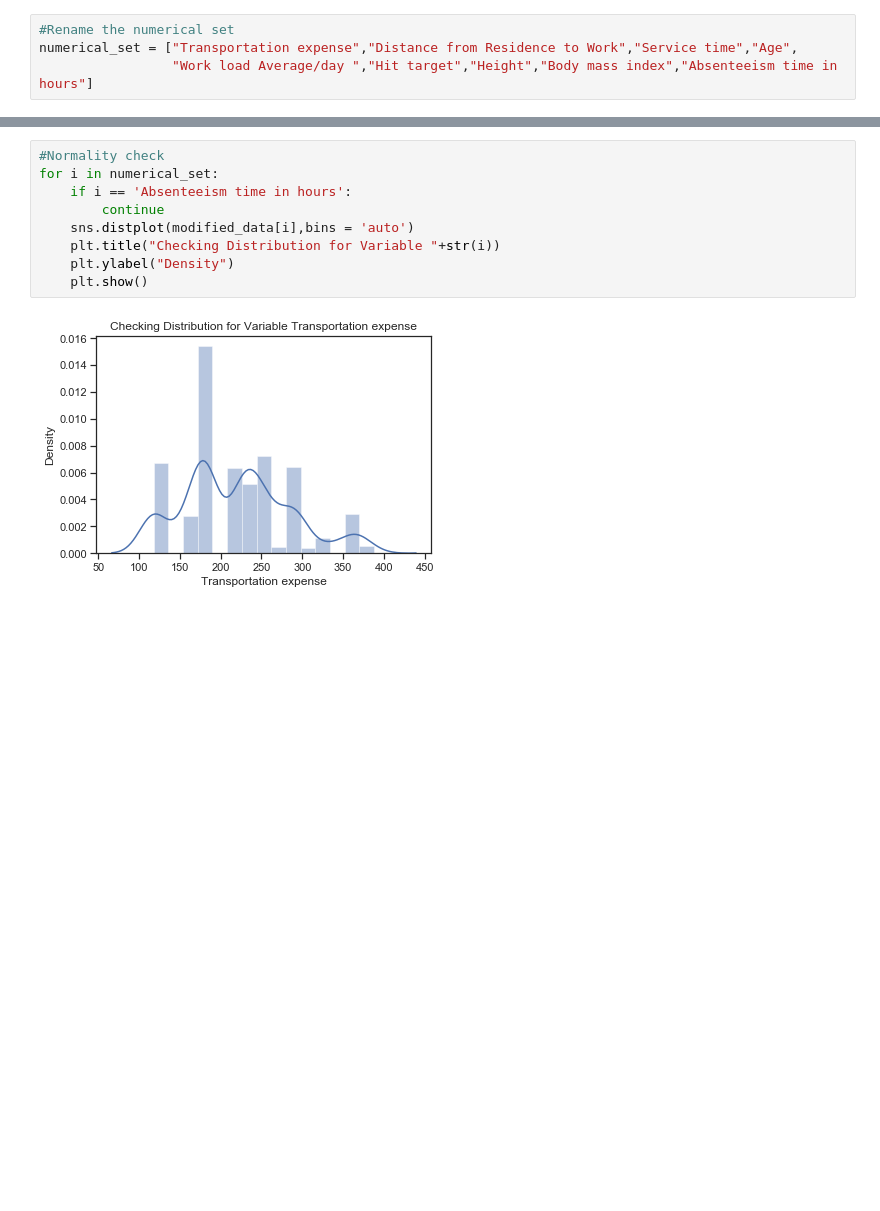
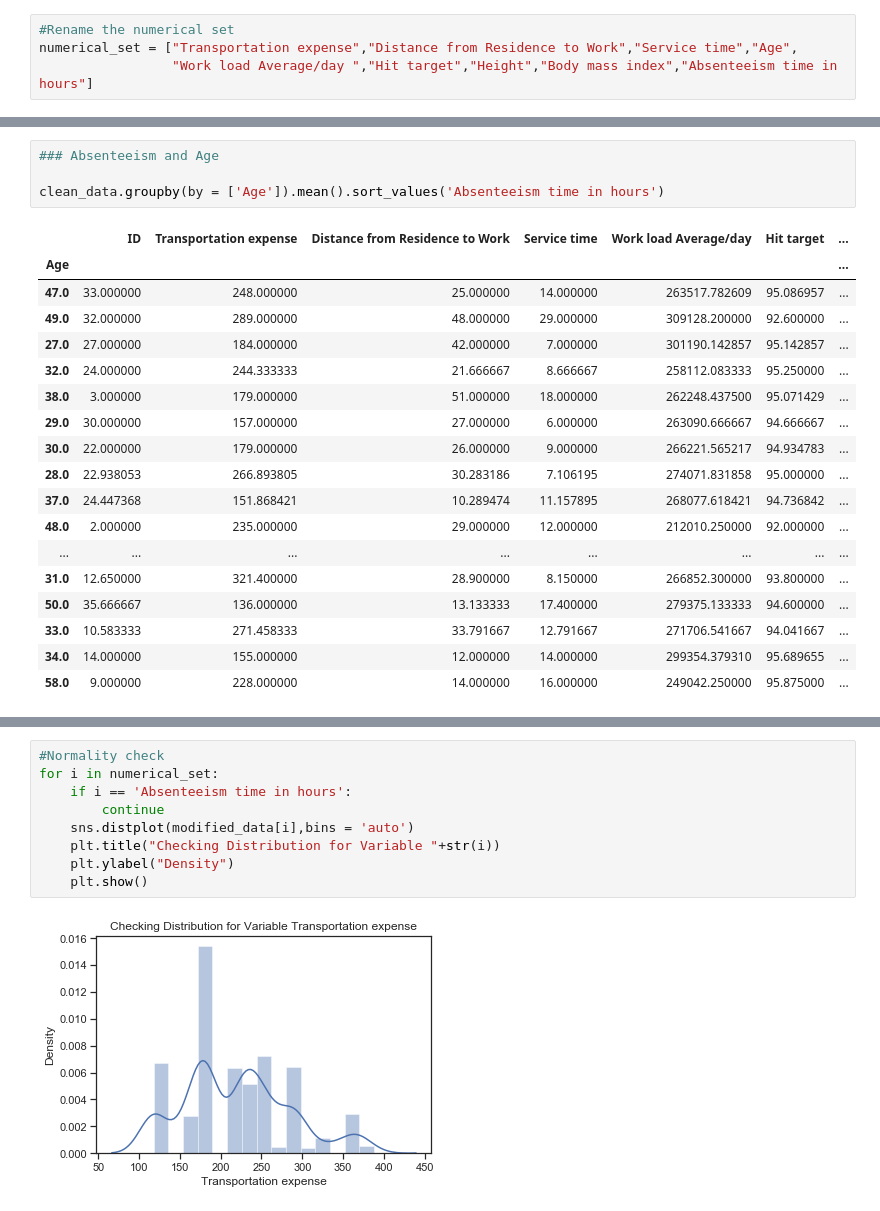
Before and after one commit to lsunl/project-LA, a Jupyter notebook: Tutorial/Data Exploration .ipynb, the cells around one changed output, grey strips where cells are left out. Drawn from its saved outputs; the diff is of its cells as text; blank space fills up the shorter version.

```diff
--- a/Tutorial/Data Exploration .ipynb
+++ b/Tutorial/Data Exploration .ipynb
@@ -93,0 +110,23 @@ numerical_set = ["Transportation expense","Distance from Residence to Work","Ser
+# %%
+### Absenteeism and Age
+
+clean_data.groupby(by = ['Age']).mean().sort_values('Absenteeism time in hours')
+# %% [output]
+|  | ID | Transportation expense | Distance from Residence to Work | Service time | Work load Average/day | Hit target | ... |
+| Age |  |  |  |  |  |  | ... |
+| 47.0 | 33.000000 | 248.000000 | 25.000000 | 14.000000 | 263517.782609 | 95.086957 | ... |
+| 49.0 | 32.000000 | 289.000000 | 48.000000 | 29.000000 | 309128.200000 | 92.600000 | ... |
+| 27.0 | 27.000000 | 184.000000 | 42.000000 | 7.000000 | 301190.142857 | 95.142857 | ... |
+| 32.0 | 24.000000 | 244.333333 | 21.666667 | 8.666667 | 258112.083333 | 95.250000 | ... |
+| 38.0 | 3.000000 | 179.000000 | 51.000000 | 18.000000 | 262248.437500 | 95.071429 | ... |
+| 29.0 | 30.000000 | 157.000000 | 27.000000 | 6.000000 | 263090.666667 | 94.666667 | ... |
+| 30.0 | 22.000000 | 179.000000 | 26.000000 | 9.000000 | 266221.565217 | 94.934783 | ... |
+| 28.0 | 22.938053 | 266.893805 | 30.283186 | 7.106195 | 274071.831858 | 95.000000 | ... |
+| 37.0 | 24.447368 | 151.868421 | 10.289474 | 11.157895 | 268077.618421 | 94.736842 | ... |
+| 48.0 | 2.000000 | 235.000000 | 29.000000 | 12.000000 | 212010.250000 | 92.000000 | ... |
+| ... | ... | ... | ... | ... | ... | ... | ... |
+| 31.0 | 12.650000 | 321.400000 | 28.900000 | 8.150000 | 266852.300000 | 93.800000 | ... |
+| 50.0 | 35.666667 | 136.000000 | 13.133333 | 17.400000 | 279375.133333 | 94.600000 | ... |
+| 33.0 | 10.583333 | 271.458333 | 33.791667 | 12.791667 | 271706.541667 | 94.041667 | ... |
+| 34.0 | 14.000000 | 155.000000 | 12.000000 | 14.000000 | 299354.379310 | 95.689655 | ... |
+| 58.0 | 9.000000 | 228.000000 | 14.000000 | 16.000000 | 249042.250000 | 95.875000 | ... |
```
Also changed, not shown: parts of 24 cells of this notebook.
